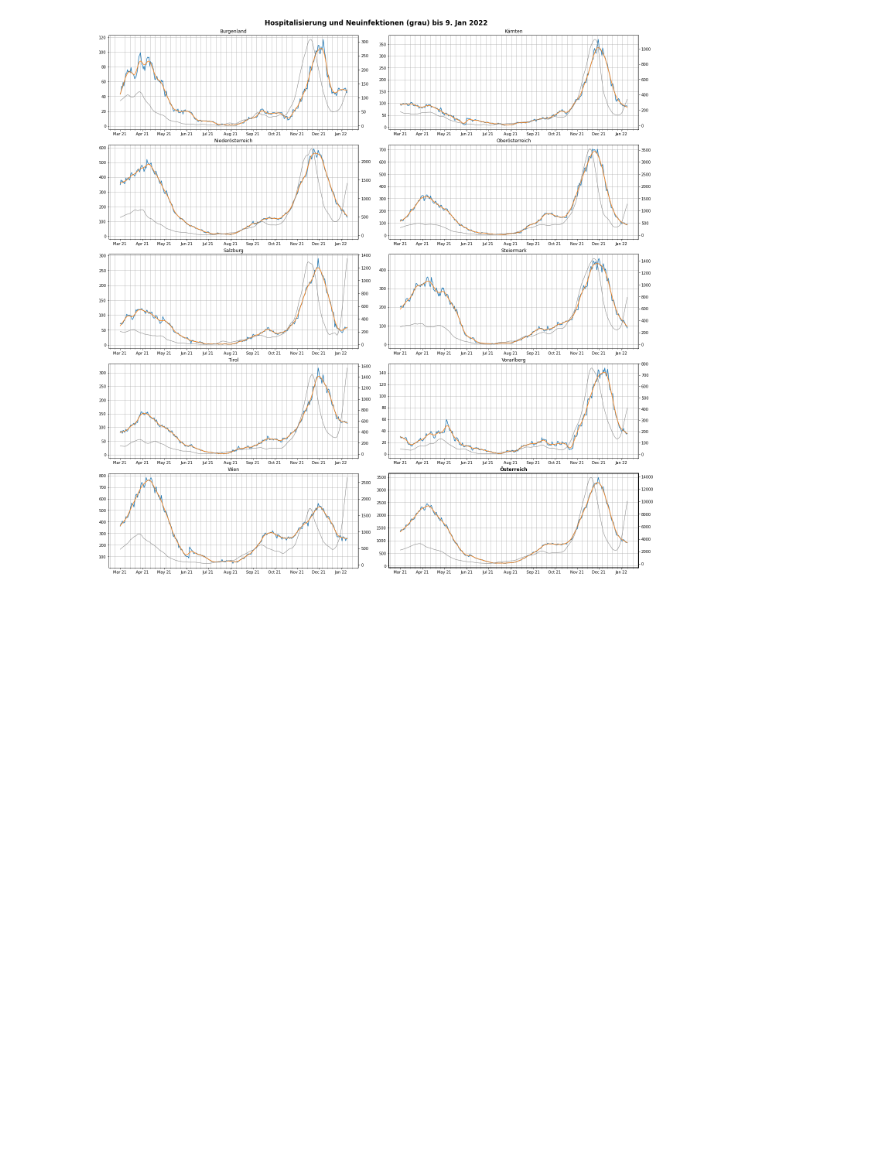
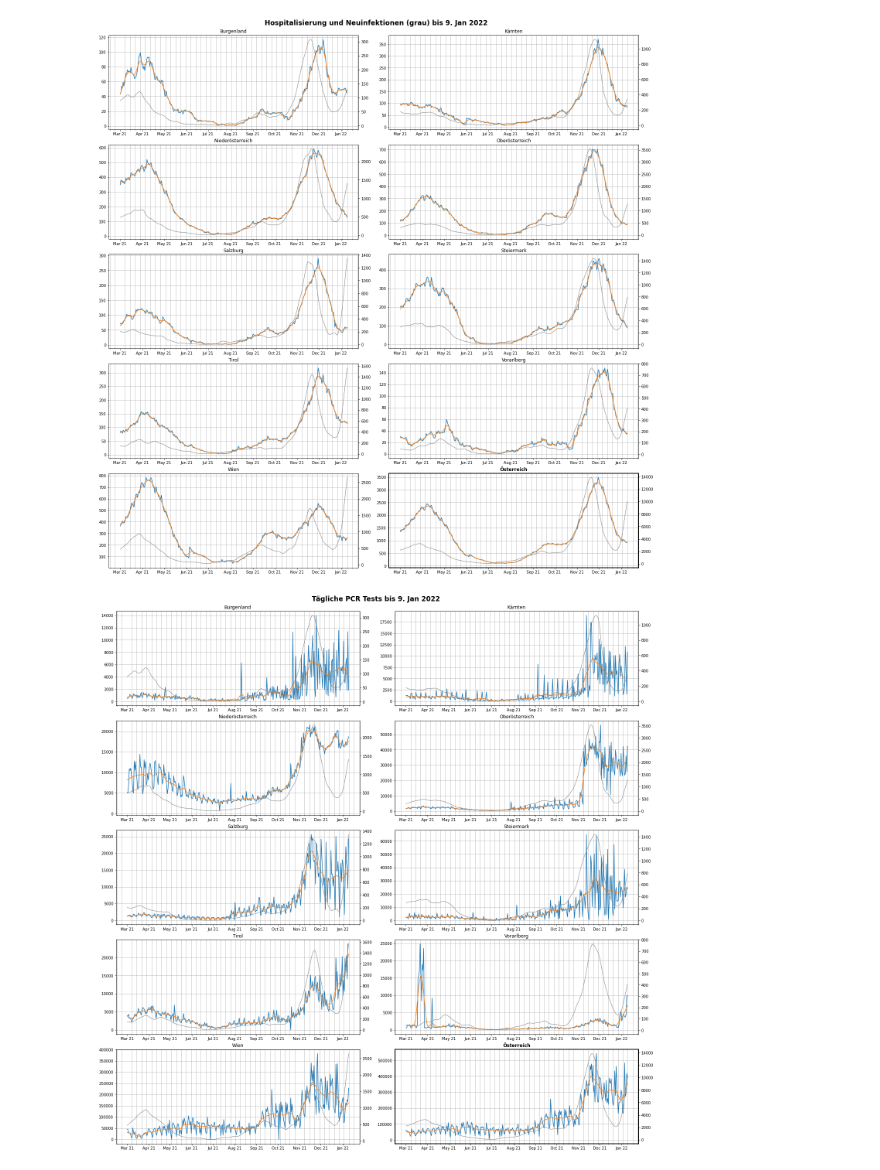
Before and after one commit to schletz/Pos5xhif, a Jupyter notebook: CovidAuswertung/covid_auswertung.ipynb, the cells around one changed output. Cells and saved outputs as stored; diff of their text form; code cells hidden in the pictures; blank space fills up the shorter version.

```diff
--- a/CovidAuswertung/covid_auswertung.ipynb
+++ b/CovidAuswertung/covid_auswertung.ipynb
@@ -77,11 +77,12 @@ data.to_csv("timeline-faelle-bundeslaender.csv", encoding='utf-8', index=False)
 # %%
 data = pd.read_csv("timeline-faelle-bundeslaender.csv",
                    encoding='utf-8', parse_dates=[0])
 data.set_index("Datum", drop=False, inplace=True)
 for file in glob.glob('*.png'):
     os.remove(file)
 plot_param(["Hospitalisierung", "Neuinfektionen"],
            "Hospitalisierung und Neuinfektionen (grau)", data)
-# plot_param("TestungenPCRTaeglich", "Tägliche PCR Tests", data)
+plot_param(["TestungenPCRTaeglich", "Neuinfektionen"], "Tägliche PCR Tests", data)
 # %% [output]
 [figure]
+[figure, added]
```
Also changed, not shown: parts of 1 cell of this notebook, 2 other files.
